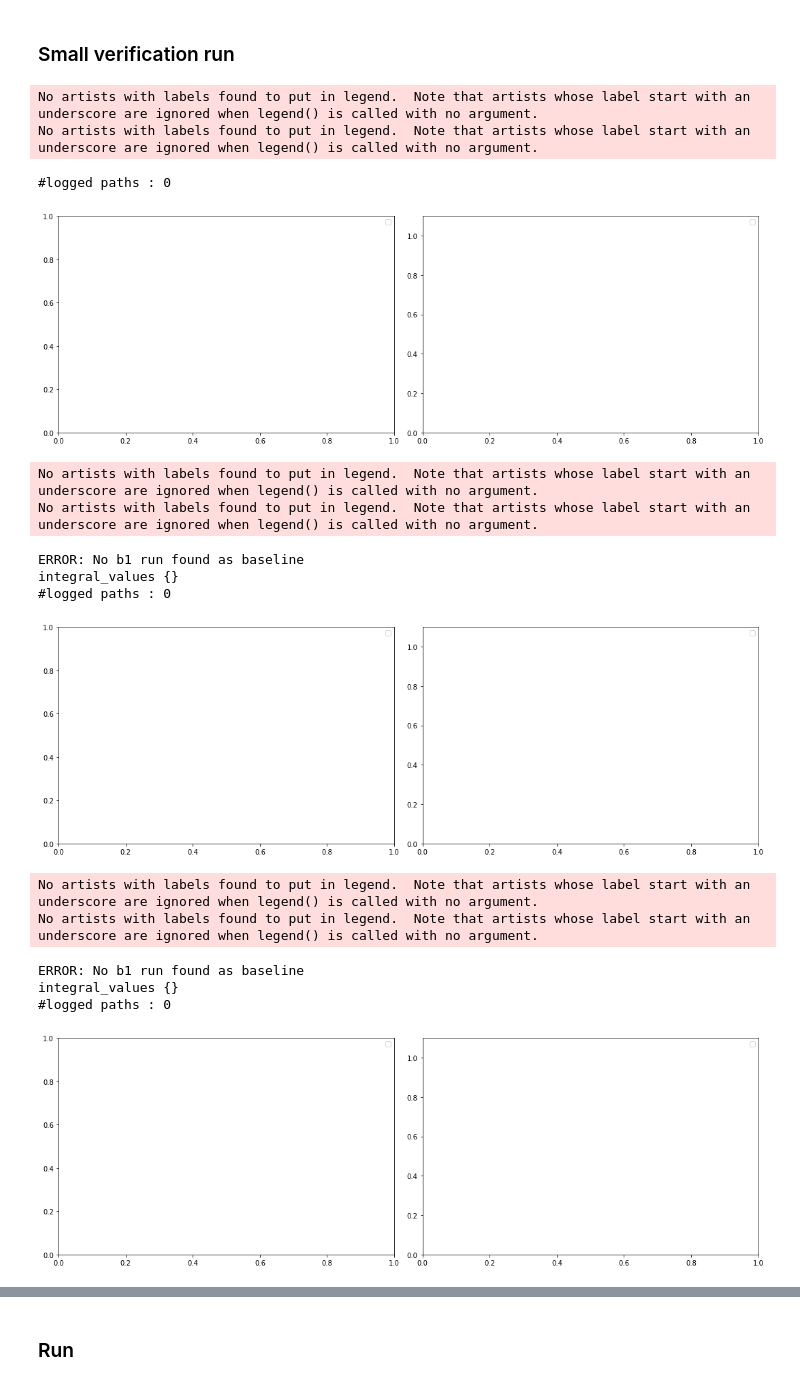
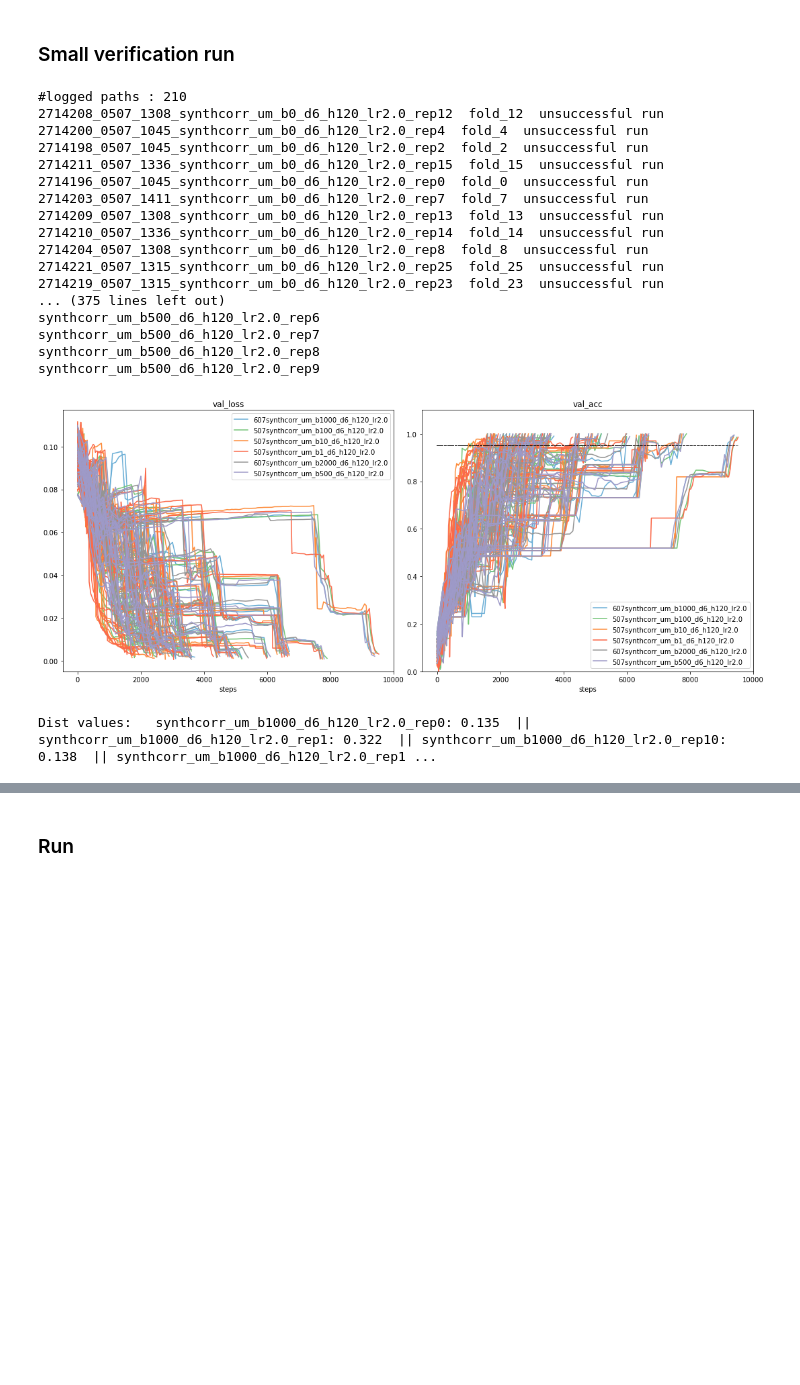
Before and after one commit to jeromel05/Ultrametric-benchmark-v2, a Jupyter notebook: notebooks/postprocessing_metrics.ipynb, the cells around one changed output, grey strips where cells are left out. Drawn from its saved outputs; the diff is of its cells as text; code cells hidden in the pictures; blank space fills up the shorter version.

```diff
--- a/notebooks/postprocessing_metrics.ipynb
+++ b/notebooks/postprocessing_metrics.ipynb
@@ -362,33 +478,40 @@ metrics_to_plot = ['val_loss', 'val_acc', 'val_step']
 # %% [markdown]
 ### Small verification run
 # %%
-integral_values_dict_um, integral_values_dict_split = dict(), dict()
+integral_values_dict_um, integral_values_dict_split, res_dict = dict(), dict(), dict()
 #patts_to_search = ['synth(?:corr)*_um_b[0-9]*_d5_h60_lr2', 'synth(?:corr)*_um_b[0-9]*_d6_+h120_lr2', 'synth(?:corr)*_um_b[0-9]*_d7_+h250_lr2', 'synth(?:corr)*_um_b[0-9]*_d8_+h500_lr5'] # 'synth_um_b[01]*_d9_h1000_lr5']
-patts_to_search = ['synth_split_b[0-9]*_d5_*(s[0-9]*)*_h[0-9]+_lr', 'synth_split_b[0-9]*_d6',
-                   'synthcorr_split_b[0-9]*_d5', 'synthcorr_split_b[0-9]*_d6',
-                  'synth_split_b[0-9]*_d5_[a-z0-9_]*_stoch', 'synth_split_b[0-9]*_d6_[a-z0-9_]*_stoch']
-#patts_to_search = ['synth_split_b[0-9]*_d6_*(s[0-9]*)*_h[0-9]+_lr']
-# MERGED_LOG_PATH DL_LOG_PATH SPLIT_MERGED_LOG_PATH
+patts_to_search = ['synth_split_b[0-9]*_d5_s400', 'synth_split_b[0-9]*_d6_s400', 'synth_split_b[0-9]*_d7_s[0-9]*',
+                   'synthcorr_split_b[0-9]*_d5', 'synthcorr_um_b[0-9]*_d6',
+                  'synth_split_b[0-9]*_d5_stoch']
+
+#patts_to_search = ['synth_split_b[0-9]*_d5_stoch'] # only stoch
+#patts_to_search = ['synthcorr_rm_b[0-9]*_d6'] # only corr
+#patts_to_search = ['2735590']
+patts_to_search = ['synthcorr_um_b[0-9]*_d6']
+# MERGED_LOG_PATH DL_LOG_PATH SPLIT_MERGED_LOG_PATH TO_MERGE_LOG_PATH MERGED_CORR_LOG_PATH MERGED_STOCH_LOG_PATH
 
 for patt in patts_to_search:
-    val_accs_dict = plot_runs_w_regex(patt, 0.85, TO_MERGE_LOG_PATH, verbose=True, delete_dir=False)
+    val_accs_dict = plot_runs_w_regex(patt, 0.0, DL_LOG_PATH, verbose=2, delete_dir=False)
     integral_values, name, b0_max_idx = compute_integral_values(val_accs_dict)
-    print('integral_values', integral_values)
+    print_dict(integral_values)
     res_dict[name] = (integral_values, b0_max_idx)
 # %% [output]
-No artists with labels found to put in legend.  Note that artists whose label start with an underscore are ignored when legend() is called with no argument.
-No artists with labels found to put in legend.  Note that artists whose label start with an underscore are ignored when legend() is called with no argument.
+#logged paths : 210
+2714208_0507_1308_synthcorr_um_b0_d6_h120_lr2.0_rep12  fold_12  unsuccessful run
+2714200_0507_1045_synthcorr_um_b0_d6_h120_lr2.0_rep4  fold_4  unsuccessful run
+2714198_0507_1045_synthcorr_um_b0_d6_h120_lr2.0_rep2  fold_2  unsuccessful run
+2714211_0507_1336_synthcorr_um_b0_d6_h120_lr2.0_rep15  fold_15  unsuccessful run
+2714196_0507_1045_synthcorr_um_b0_d6_h120_lr2.0_rep0  fold_0  unsuccessful run
+2714203_0507_1411_synthcorr_um_b0_d6_h120_lr2.0_rep7  fold_7  unsuccessful run
+2714209_0507_1308_synthcorr_um_b0_d6_h120_lr2.0_rep13  fold_13  unsuccessful run
+2714210_0507_1336_synthcorr_um_b0_d6_h120_lr2.0_rep14  fold_14  unsuccessful run
+2714204_0507_1308_synthcorr_um_b0_d6_h120_lr2.0_rep8  fold_8  unsuccessful run
+2714221_0507_1315_synthcorr_um_b0_d6_h120_lr2.0_rep25  fold_25  unsuccessful run
+2714219_0507_1315_synthcorr_um_b0_d6_h120_lr2.0_rep23  fold_23  unsuccessful run
+... (375 lines left out)
+synthcorr_um_b500_d6_h120_lr2.0_rep6
+synthcorr_um_b500_d6_h120_lr2.0_rep7
+synthcorr_um_b500_d6_h120_lr2.0_rep8
+synthcorr_um_b500_d6_h120_lr2.0_rep9
+[figure, new version]
-#logged paths : 0
+Dist values:   synthcorr_um_b1000_d6_h120_lr2.0_rep0: 0.135  || synthcorr_um_b1000_d6_h120_lr2.0_rep1: 0.322  || synthcorr_um_b1000_d6_h120_lr2.0_rep10: 0.138  || synthcorr_um_b1000_d6_h120_lr2.0_rep1 ...
-[figure, old version]
-No artists with labels found to put in legend.  Note that artists whose label start with an underscore are ignored when legend() is called with no argument.
-No artists with labels found to put in legend.  Note that artists whose label start with an underscore are ignored when legend() is called with no argument.
-ERROR: No b1 run found as baseline
-integral_values {}
-#logged paths : 0
-[figure, removed]
-No artists with labels found to put in legend.  Note that artists whose label start with an underscore are ignored when legend() is called with no argument.
-No artists with labels found to put in legend.  Note that artists whose label start with an underscore are ignored when legend() is called with no argument.
-ERROR: No b1 run found as baseline
-integral_values {}
-#logged paths : 0
-[figure, removed]
```
Also changed, not shown: parts of 18 cells of this notebook, 5 other files.
